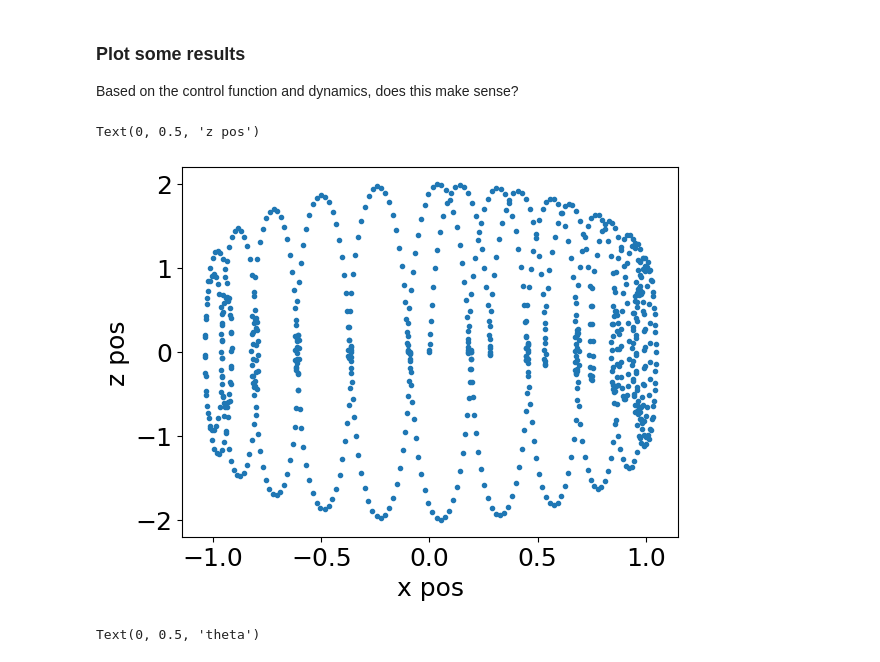
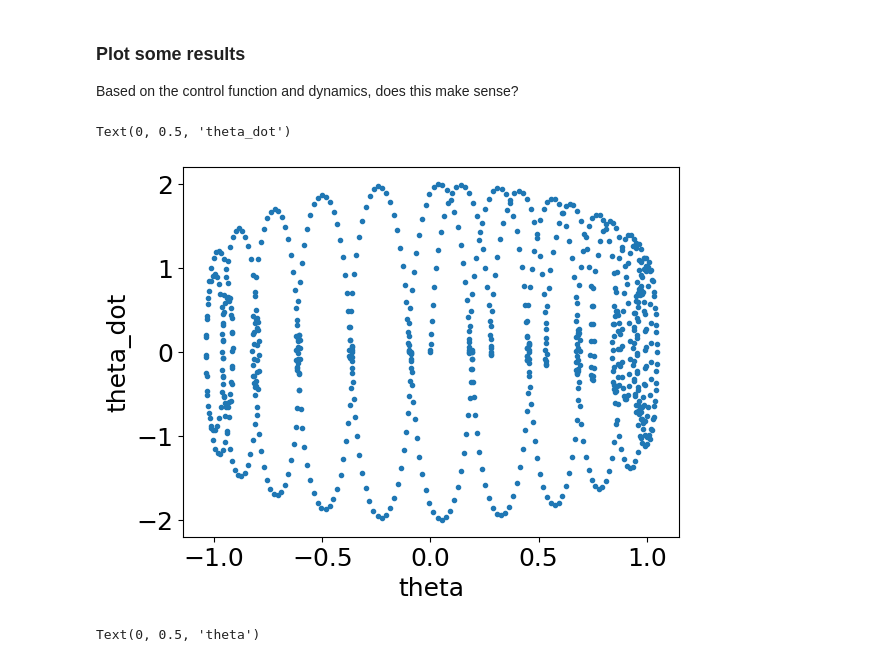
Before and after one commit to florisvb/Nonlinear_and_Data_Driven_Estimation, a Jupyter notebook: Dynamics_Attempt.ipynb, the cells around one changed output. Saved outputs shown, nothing was run; the diff lists cells and outputs as text; code cells hidden in the pictures.

```diff
--- a/Dynamics_Attempt.ipynb
+++ b/Dynamics_Attempt.ipynb
@@ -238,6 +238,13 @@ def u_func(x_vec, tsim, Iyy=Iyy):
     err = theta_des - theta
     ctrl = 10*err
     return [ctrl]
+# %%
+def u_func(x_vec, tsim, Iyy=Iyy):
+  theta = x_vec[0]
+  theta_des = (theta + 0.1) // 2*np.pi
+  err = theta_des - theta
+  ctrl = 10*err
+  return [ctrl]
 # %%
 # sim time
 dt = 0.01
@@ -284,13 +279,13 @@ Based on the control function and dynamics, does this make sense?
 # %%
 fig = plt.figure()
 ax = fig.add_subplot(111)
 
 ax.plot(result[:,0], result[:,1], '.')
-ax.set_xlabel('x pos')
-ax.set_ylabel('z pos')
+ax.set_xlabel('theta')
+ax.set_ylabel('theta_dot')
 # %% [output]
-Text(0, 0.5, 'z pos')
+Text(0, 0.5, 'theta_dot')
-[figure, old version]
+[figure, new version]
 # %%
 fig = plt.figure()
 ax = fig.add_subplot(111)
```
Also changed, not shown: parts of 4 cells of this notebook.
